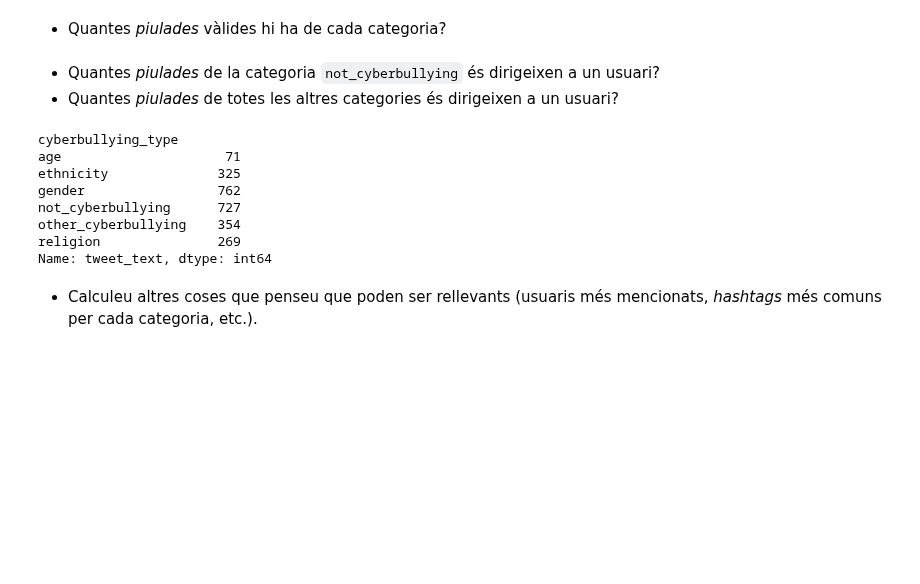
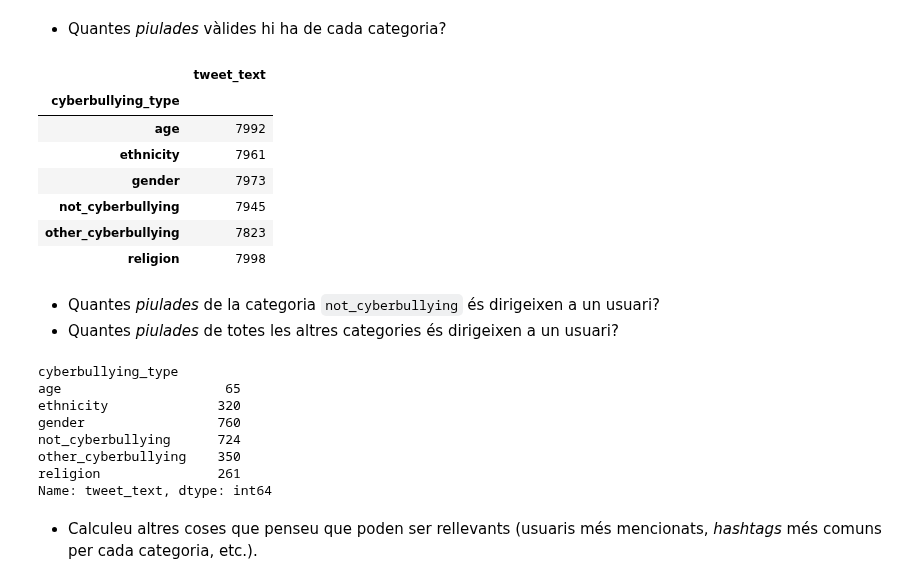
Before and after one commit to MohsinZamanShaheen/Workshop-On-New-Uses-Of-Computing, a Jupyter notebook: P3/Pràctica 3.ipynb, the cells around one changed output. Drawn from its saved outputs; the diff is of its cells as text; code cells hidden in the pictures; blank space fills up the shorter version.

```diff
--- a/P3/Pràctica 3.ipynb
+++ b/P3/Pràctica 3.ipynb
@@ -261,13 +239,25 @@ Name: tweet_text, dtype: int64
 + Quantes *piulades* vàlides hi ha de cada categoria?
 # %%
 # El vostre codi aquí
+
+valid_tweets_category = df.groupby('cyberbullying_type').count()
+valid_tweets_category
+# %% [output]
+|  | tweet_text |
+| cyberbullying_type |  |
+| age | 7992 |
+| ethnicity | 7961 |
+| gender | 7973 |
+| not_cyberbullying | 7945 |
+| other_cyberbullying | 7823 |
+| religion | 7998 |
 # %% [markdown]
 + Quantes *piulades* de la categoria `not_cyberbullying` és dirigeixen a un usuari?
 + Quantes *piulades* de totes les altres categories és dirigeixen a un usuari?
 # %%
 # El vostre codi aquí
 def count_rows_with_pattern(text):
-    matches_user = re.findall(r'@\w{1,15}', text)
+    matches_user = re.findall(r'@\w{5,15}', text)
     matches_hashtag = re.findall(r'#([A-Za-z0-9]+)', text)
     return len(matches_user) > 0 and len(matches_hashtag) > 0
 
@@ -275,12 +265,12 @@ type_twitt_user_counts = df.groupby('cyberbullying_type')['tweet_text'].apply(la
 type_twitt_user_counts
 # %% [output]
 cyberbullying_type
-age                     71
-ethnicity              325
-gender                 762
-not_cyberbullying      727
-other_cyberbullying    354
-religion               269
+age                     65
+ethnicity              320
+gender                 760
+not_cyberbullying      724
+other_cyberbullying    350
+religion               261
 Name: tweet_text, dtype: int64
 # %% [markdown]
 + Calculeu altres coses que penseu que poden ser rellevants (usuaris més mencionats, *hashtags* més comuns per cada categoria, etc.).
```
Also changed, not shown: parts of 20 cells of this notebook.
